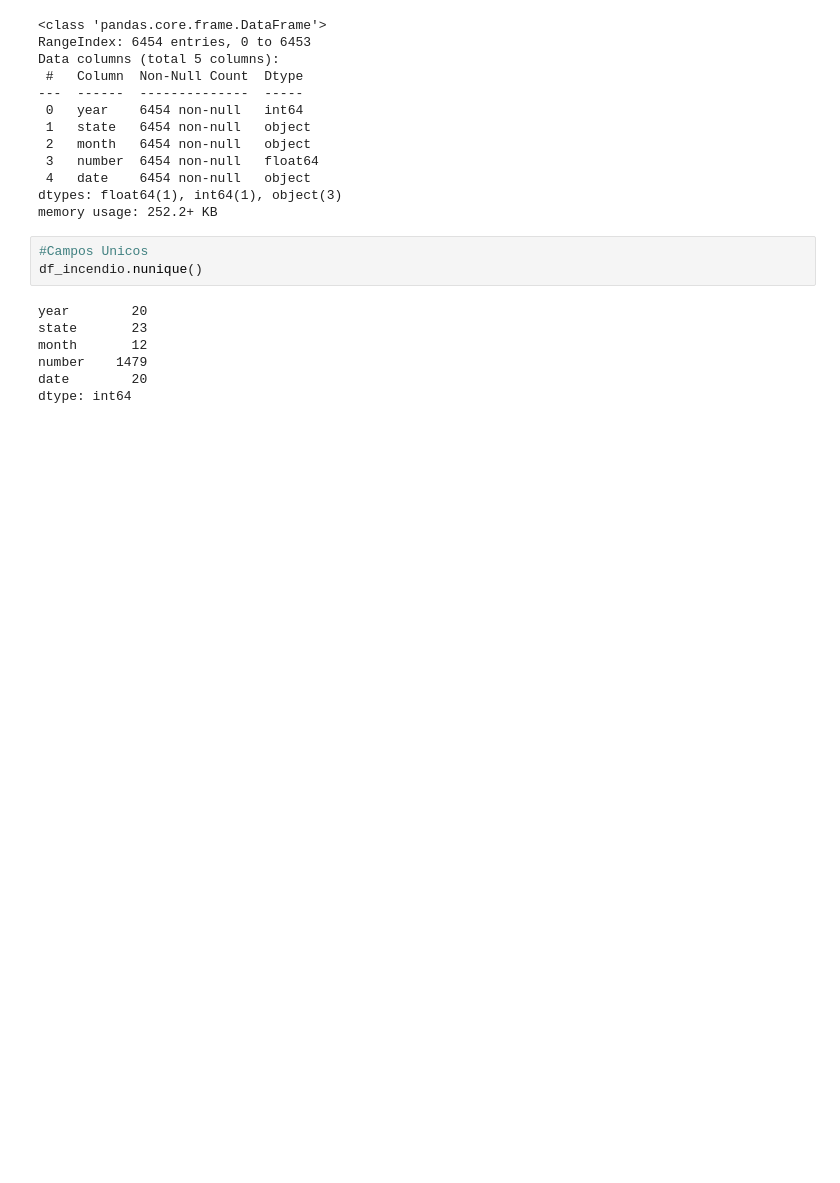
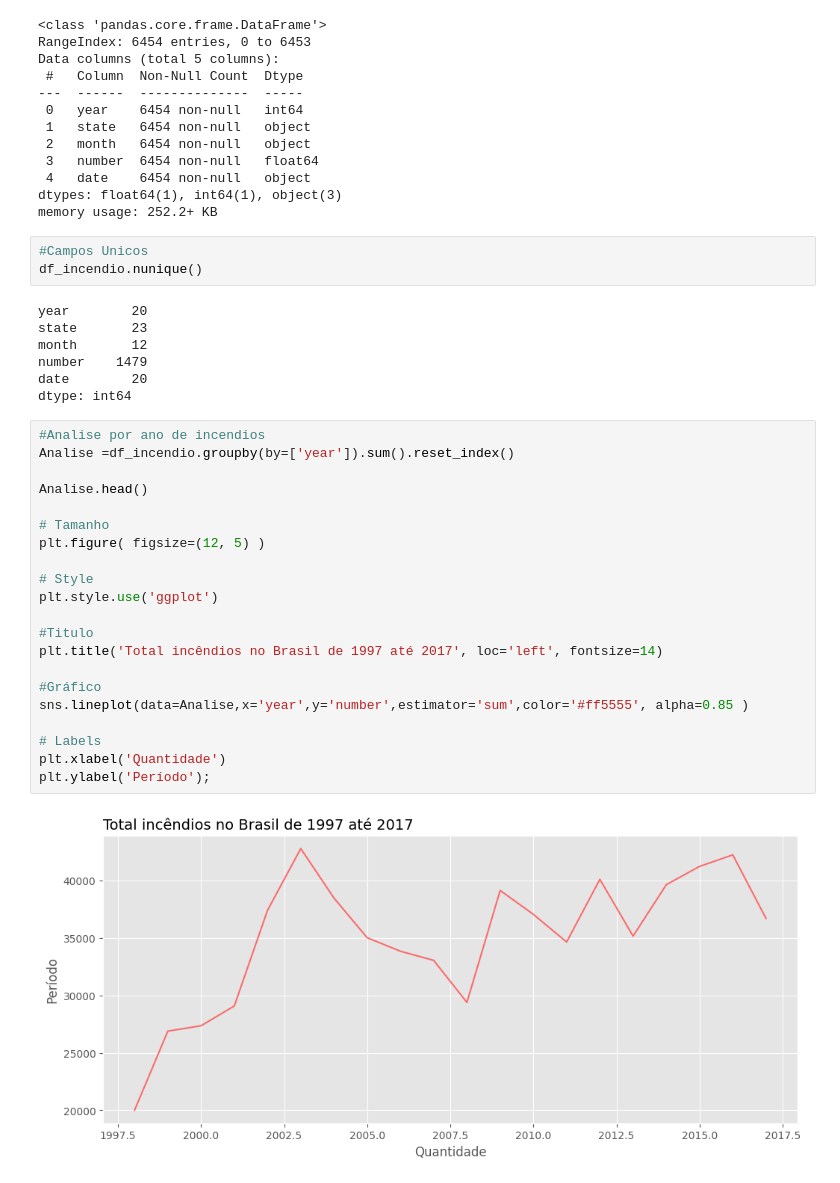
Before and after one commit to 21seya/Analise_dados_conceitos, a Jupyter notebook: projeto09 - Incendio_florestal.ipynb, the cells around one changed output. Drawn from its saved outputs; the diff is of its cells as text; blank space fills up the shorter version.

Commit message:
novos codigos de incêndio

```diff
--- a/projeto09 - Incendio_florestal.ipynb
+++ b/projeto09 - Incendio_florestal.ipynb
@@ -94,3 +94,26 @@ month       12
 number    1479
 date        20
 dtype: int64
+# %%
+#Analise por ano de incendios
+Analise =df_incendio.groupby(by=['year']).sum().reset_index()
+
+Analise.head()
+
+# Tamanho
+plt.figure( figsize=(12, 5) )
+
+# Style
+plt.style.use('ggplot')
+
+#Titulo
+plt.title('Total incêndios no Brasil de 1997 até 2017', loc='left', fontsize=14)
+
+#Gráfico
+sns.lineplot(data=Analise,x='year',y='number',estimator='sum',color='#ff5555', alpha=0.85 )
+
+# Labels
+plt.xlabel('Quantidade')
+plt.ylabel('Período');
+# %% [output]
+[figure, added]
```
